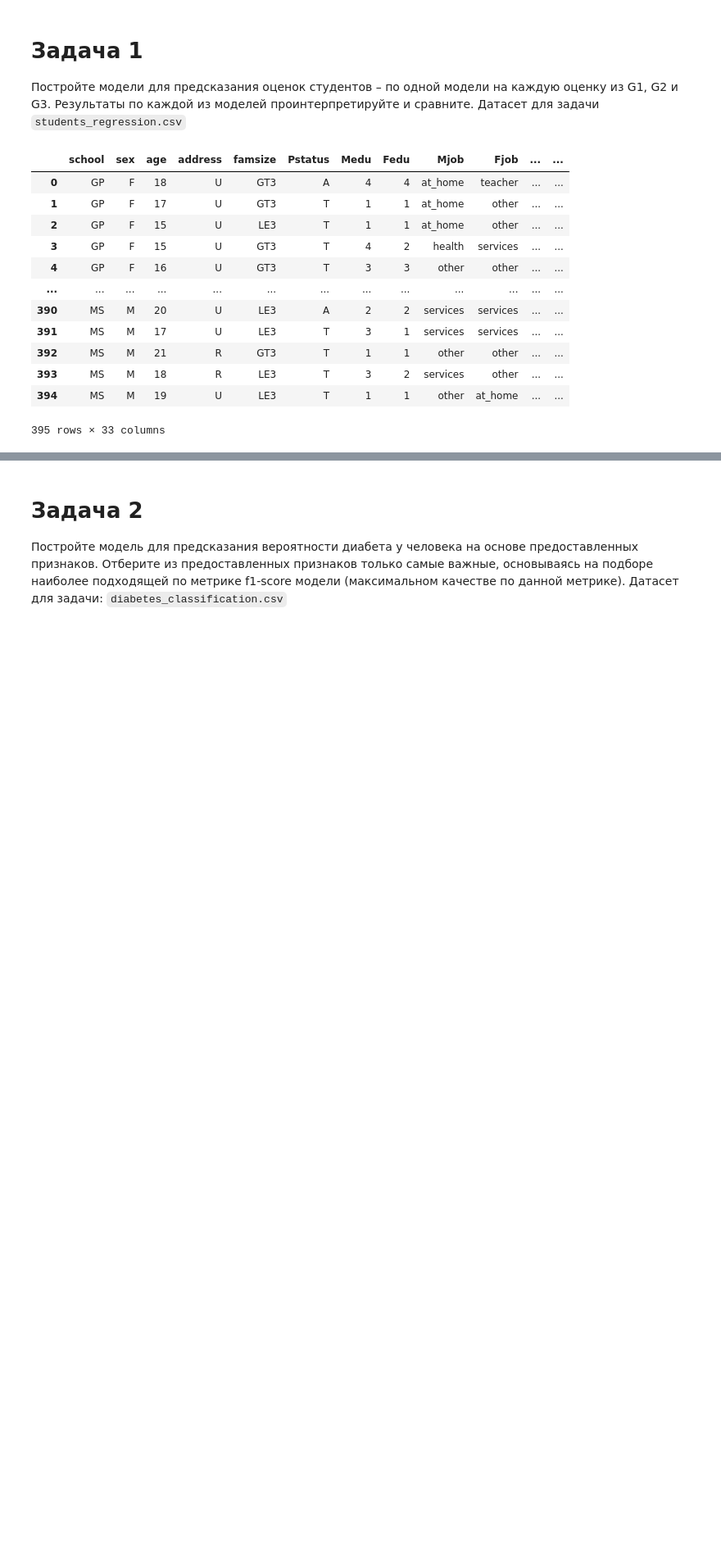
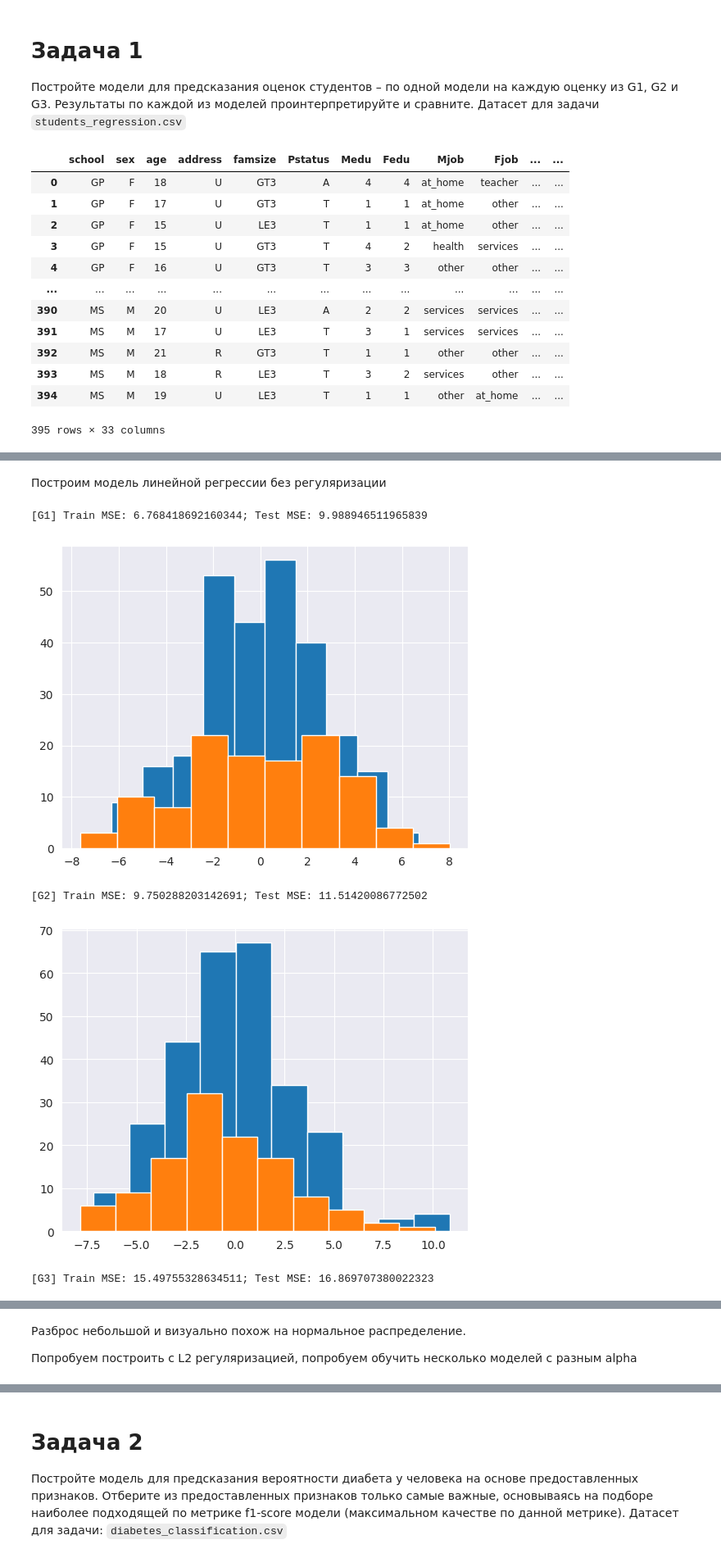
Before and after one commit to BurnBirdX7/statistics, a Jupyter notebook: src/Homework4.ipynb, the cells around one changed output, grey strips where cells are left out. Shown: that part at 82% size. Drawn from its saved outputs; the diff is of its cells as text; code cells hidden in the pictures; blank space fills up the shorter version.

Commit message:
HW4. Task 1

```diff
--- a/src/Homework4.ipynb
+++ b/src/Homework4.ipynb
@@ -26,0 +35,5 @@ task1_data
+# %%
+task1_data = pd.read_csv(task1_file, delimiter=';',                 # Загрузим заново
+                         true_values=['yes'], false_values=['no'])  # Но с закодированными бинарными переменными
+task1_data = pd.get_dummies(task1_data)  # one-hot
+task1_data
@@ -26,0 +54,36 @@ task1_data
+# %% [markdown]
+Построим модель линейной регрессии без регуляризации
+# %%
+target_vars = ['G1', 'G2', 'G3']
+predictor_vars = task1_data.columns.drop(target_vars)
+
+# Вспомогательная функция, выписывает MSE для каждой переменной и рисует графики отклонений
+def model_train_and_display(model, print_alpha: bool = False) -> None:
+    for target in target_vars:
+        x = task1_data[predictor_vars]
+        y = task1_data[target]
+        x_train, x_test, y_train, y_test = model_selection.train_test_split(x, y, test_size=0.3)
+        model = model.fit(x_train, y_train)
+
+        y_train_pred = model.predict(x_train)
+        y_test_pred = model.predict(x_test)
+
+        mse_train = metrics.mean_squared_error(y_train, y_train_pred)
+        mse_test = metrics.mean_squared_error(y_test, y_test_pred)
+        print(f"[{target}] Train MSE: {mse_train}; Test MSE: {mse_test}")
+
+        if print_alpha:  # Для L2 и L1
+            alpha = model.best_params_['alpha']
+            print(f"[{target}] Best Alpha: {alpha}")
+
+        (y_train_pred - y_train).hist(label="Train")
+        (y_test_pred - y_test).hist(label="Test")
+        plt.show()
+# %%
+model_train_and_display(linear_model.LinearRegression())
+# %% [output]
+[G1] Train MSE: 6.768418692160344; Test MSE: 9.988946511965839
+[figure, added]
+[G2] Train MSE: 9.750288203142691; Test MSE: 11.51420086772502
+[figure, added]
+[G3] Train MSE: 15.49755328634511; Test MSE: 16.869707380022323
@@ -26,0 +91,4 @@ task1_data
+# %% [markdown]
+Разброс небольшой и визуально похож на нормальное распределение.
+
+Попробуем построить с L2 регуляризацией, попробуем обучить несколько моделей с разным alpha
```
Also changed, not shown: parts of 12 cells of this notebook.
